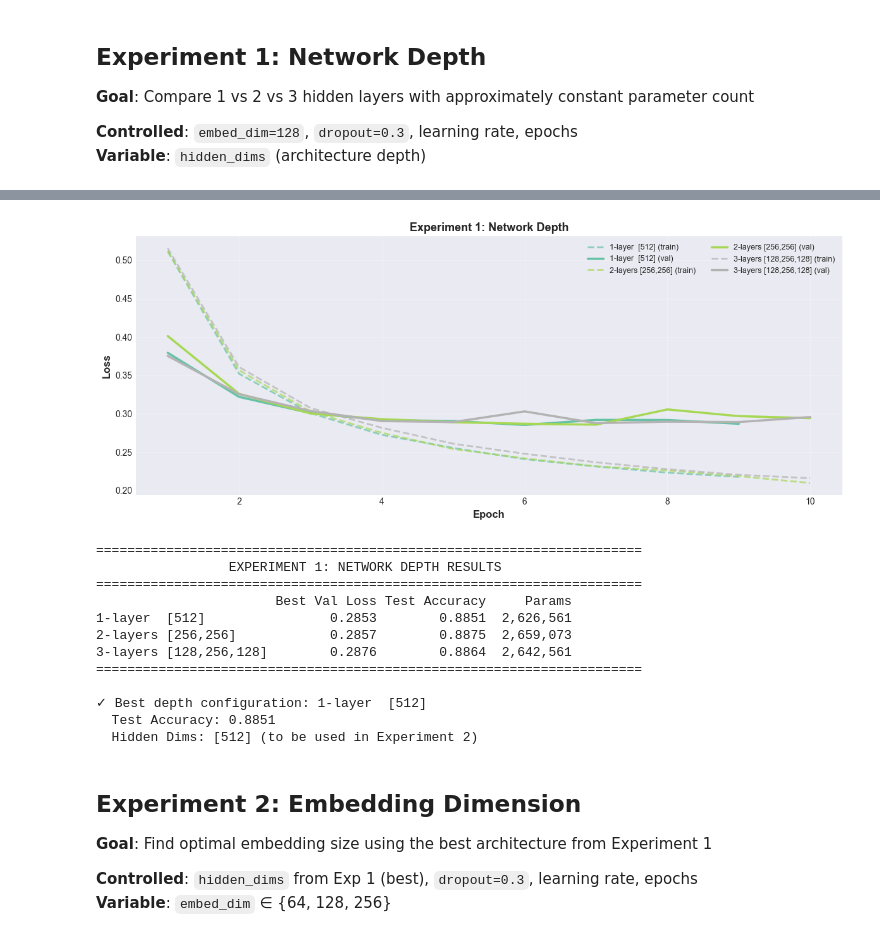
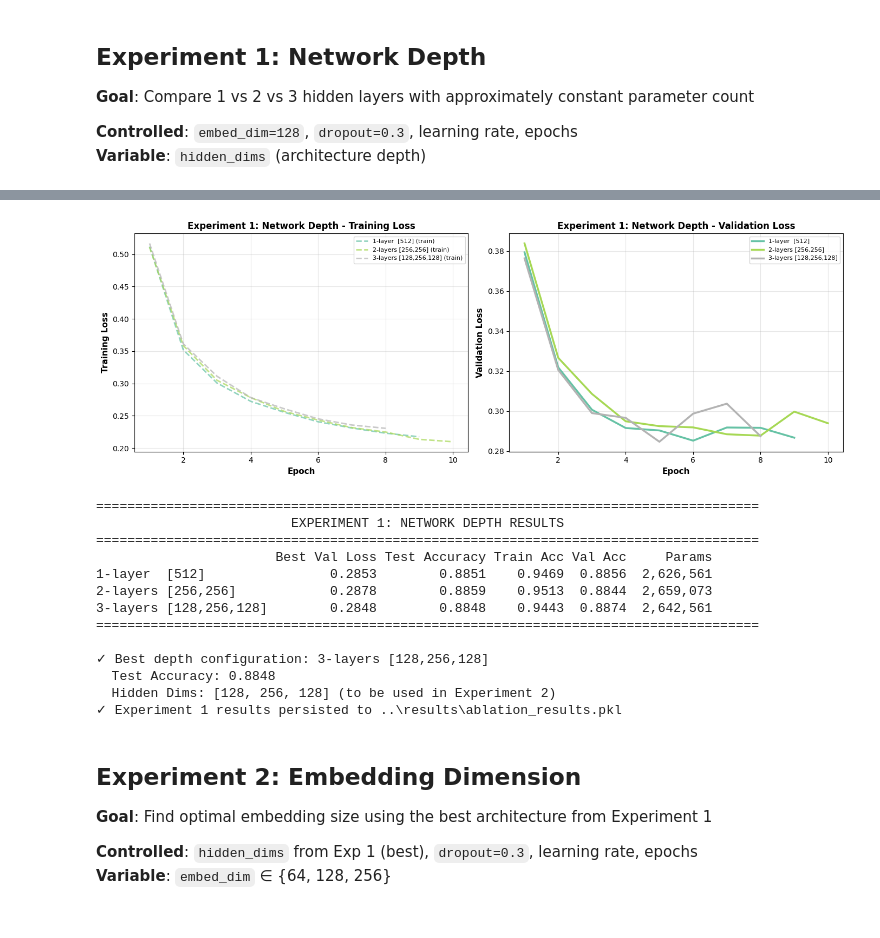
Before and after one commit to dateddy/523V0015_523K0078_Midterm, a Jupyter notebook: notebooks/02_mlp.ipynb, the cells around one changed output, grey strips where cells are left out. Saved outputs shown, nothing was run; the diff lists cells and outputs as text; code cells hidden in the pictures.

Commit message:
update model

```diff
--- a/notebooks/02_mlp.ipynb
+++ b/notebooks/02_mlp.ipynb
@@ -277,25 +311,32 @@ print("-"*70)
 
 depth_histories = {}
 depth_results = {}
+depth_models = {}
 NUM_EPOCHS = 10
 
-for name, cfg in depth_configs.items():
+# Save names for each config
+save_names = ['mlp_depth1', 'mlp_depth2', 'mlp_depth3']
+
+for (name, cfg), save_name in zip(depth_configs.items(), save_names):
     print(f'\n[Training] {name}')
     print(f"  Config: embed_dim={cfg['embed_dim']}, hidden_dims={cfg['hidden_dims']}, dropout={cfg['dropout']}")
 
-    hist, best_val_loss, test_acc, n_params = train_model(cfg, num_epochs=NUM_EPOCHS, device=device)
+    hist, best_val_loss, test_acc, n_params, model = train_model(cfg, num_epochs=NUM_EPOCHS, device=device, model_save_name=save_name)
 
     depth_histories[name] = hist
     depth_results[name] = {
         'best_val_loss': best_val_loss,
         'test_acc': test_acc,
+        'train_acc': hist['train_acc'],
+        'val_acc': hist['val_acc'],
         'params': n_params
     }
+    depth_models[name] = model
 
-    print(f"  ✓ Result: Val Loss={best_val_loss:.4f}, Test Acc={test_acc:.4f}, Params={n_params:,}")
+    print(f"  ✓ Result: Val Loss={best_val_loss:.4f}, Test Acc={test_acc:.4f}, Train Acc={hist['train_acc']:.4f}, Val Acc={hist['val_acc']:.4f}, Params={n_params:,}")
 
 # Visualize results
-plot_curves(depth_histories, metric='loss', title='Experiment 1: Network Depth')
+plot_loss_accuracy_curves(depth_histories, title_prefix='Experiment 1: Network Depth')
 
 # Print results table
 print_results_table(depth_results, title='EXPERIMENT 1: NETWORK DEPTH RESULTS')
@@ -306,6 +347,20 @@ best_depth_config = depth_configs[best_depth_name]
 print(f"✓ Best depth configuration: {best_depth_name}")
 print(f"  Test Accuracy: {depth_results[best_depth_name]['test_acc']:.4f}")
 print(f"  Hidden Dims: {best_depth_config['hidden_dims']} (to be used in Experiment 2)")
+
+# Persist Experiment 1 results so Summary can load later
+import pickle
+result_cache_path = Path('../results/ablation_results.pkl')
+if result_cache_path.exists():
+    with open(result_cache_path, 'rb') as f:
+        cache = pickle.load(f)
+else:
+    cache = {}
+cache['depth_results'] = depth_results
+cache['best_depth_config'] = best_depth_config
+with open(result_cache_path, 'wb') as f:
+    pickle.dump(cache, f)
+print(f"✓ Experiment 1 results persisted to {result_cache_path}")
 # %% [output]
 ======================================================================
 EXPERIMENT 1: NETWORK DEPTH ANALYSIS
@@ -327,16 +382,17 @@ Training complete. Best validation loss: 0.2876
-[figure, old version]
+[figure, new version]
-======================================================================
-                 EXPERIMENT 1: NETWORK DEPTH RESULTS
-======================================================================
-                       Best Val Loss Test Accuracy     Params
-1-layer  [512]                0.2853        0.8851  2,626,561
-2-layers [256,256]            0.2857        0.8875  2,659,073
-3-layers [128,256,128]        0.2876        0.8864  2,642,561
-======================================================================
+=====================================================================================
+                         EXPERIMENT 1: NETWORK DEPTH RESULTS
+=====================================================================================
+                       Best Val Loss Test Accuracy Train Acc Val Acc     Params
+1-layer  [512]                0.2853        0.8851    0.9469  0.8856  2,626,561
+2-layers [256,256]            0.2878        0.8859    0.9513  0.8844  2,659,073
+3-layers [128,256,128]        0.2848        0.8848    0.9443  0.8874  2,642,561
+=====================================================================================
 
-✓ Best depth configuration: 1-layer  [512]
-  Test Accuracy: 0.8851
-  Hidden Dims: [512] (to be used in Experiment 2)
+✓ Best depth configuration: 3-layers [128,256,128]
+  Test Accuracy: 0.8848
+  Hidden Dims: [128, 256, 128] (to be used in Experiment 2)
+✓ Experiment 1 results persisted to ..\results\ablation_results.pkl
 # %% [markdown]
 ## Experiment 2: Embedding Dimension
 
```
Also changed, not shown: parts of 9 cells of this notebook, 35 other files.
